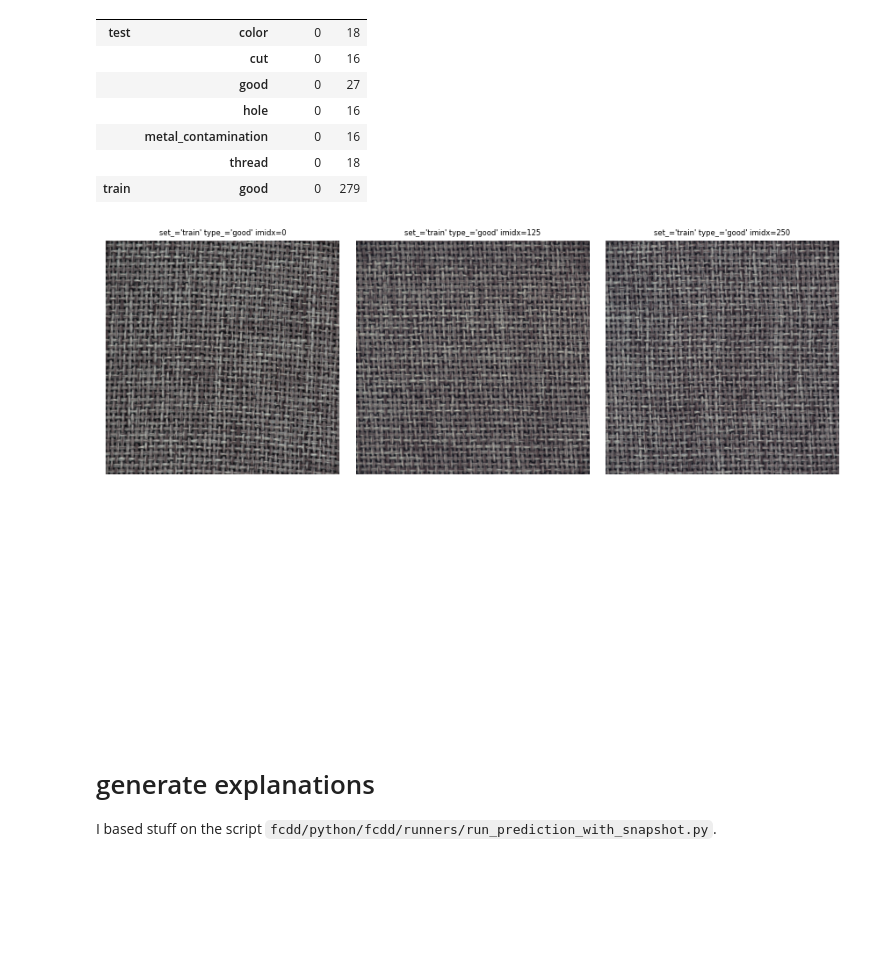
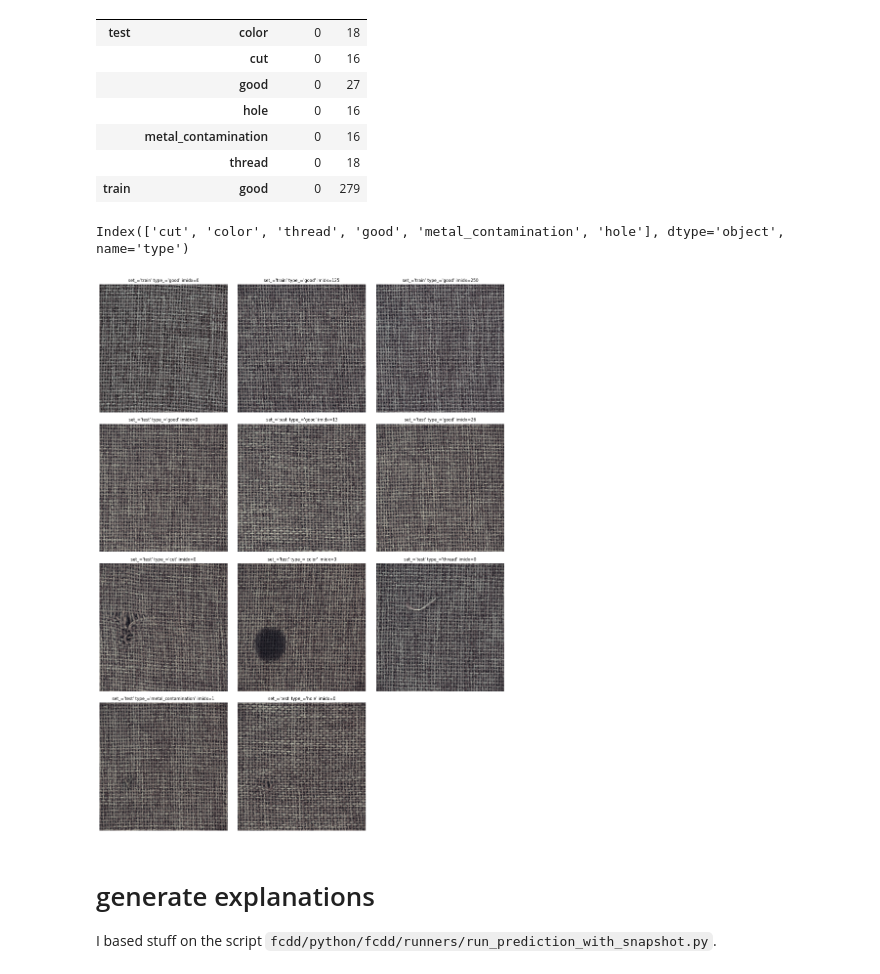
Before and after one commit to jpcbertoldo/fcdd, a Jupyter notebook: python/analyse/010-generate-predictions-from-snapshots.ipynb, the cells around one changed output. Saved outputs shown, nothing was run; the diff lists cells and outputs as text; code cells hidden in the pictures; blank space fills up the shorter version.

Commit message:
add nb for generating images over snapshots

```diff
--- a/python/analyse/010-generate-predictions-from-snapshots.ipynb
+++ b/python/analyse/010-generate-predictions-from-snapshots.ipynb
@@ -383,15 +383,27 @@ def display_imgs_plt(df_: DataFrame, figsize=4):
             ax.axis(False)
 
     return fig, axs, ims
+# %%
+class_imgs.index.get_level_values(1).unique()
+# %% [output]
+Index(['cut', 'color', 'thread', 'good', 'metal_contamination', 'hole'], dtype='object', name='type')
 # %%
 display_imgs = class_imgs.loc[[
     ("train", "good", 0),
     ("train", "good", 125),
     ("train", "good", 250),
+    ("test", "good", 0),
+    ("test", "good", 13),
+    ("test", "good", 26),
+    ("test", "cut", 0),
+    ("test", "color", 0),
+    ("test", "thread", 0),
+    ("test", "metal_contamination", 1),
+    ("test", "hole", 0),
 ]]
 
 fig, axs, ims = display_imgs_plt(display_imgs)
 fig.set_tight_layout(True)
 plt.show()
 # %% [output]
-[figure, old version]
+[figure, new version]
```
Also changed, not shown: parts of 57 cells of this notebook, 2 other files.
